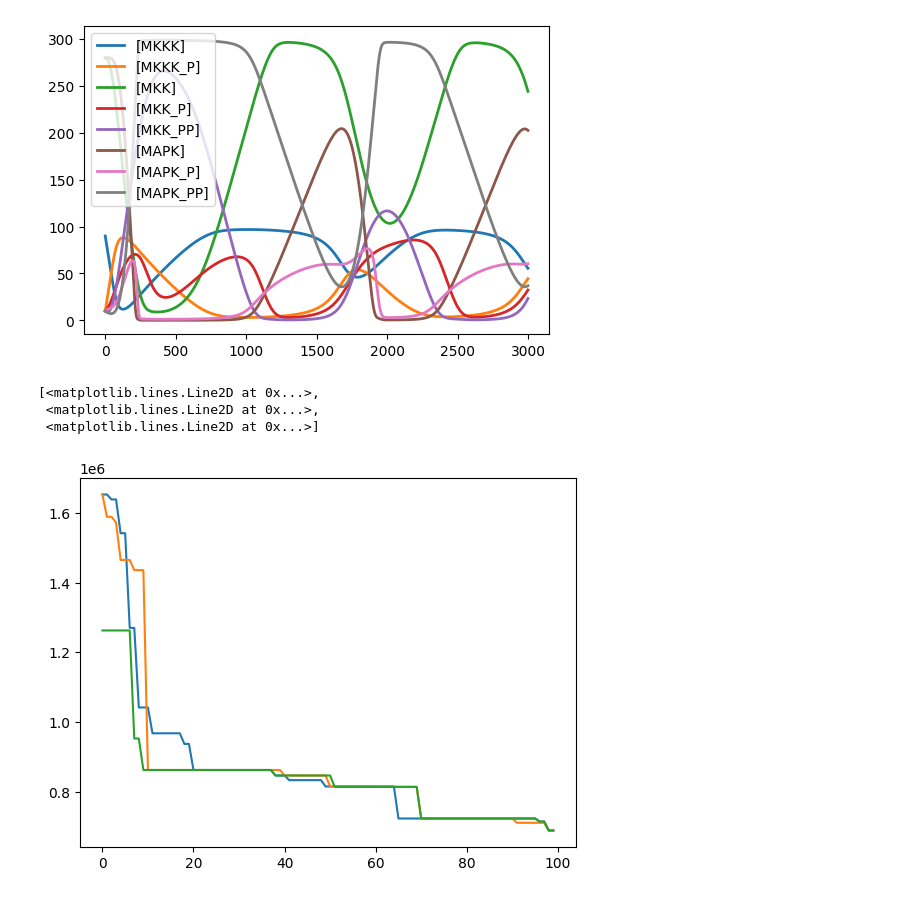
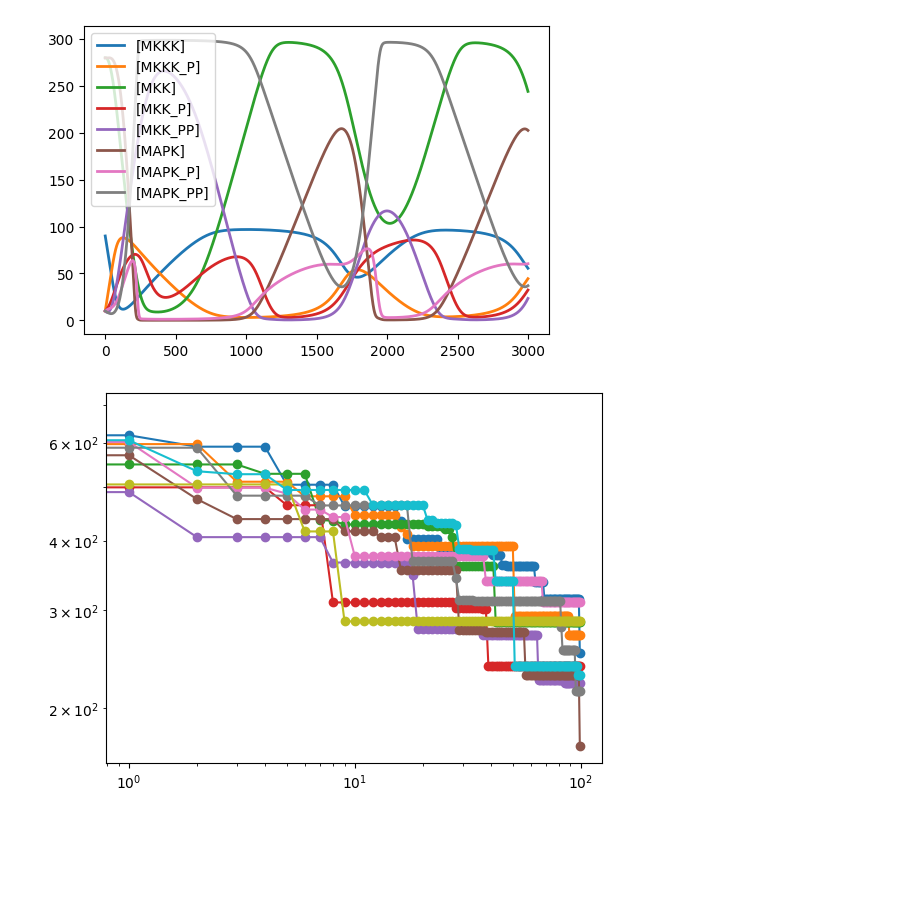
Before and after one commit to carothersresearch/ECFERS, a Jupyter notebook: pygmo_test.ipynb, the cells around one changed output. Drawn from its saved outputs; the diff is of its cells as text; code cells hidden in the pictures; blank space fills up the shorter version.

Commit message:
imporved loading speed. some results

```diff
--- a/pygmo_test.ipynb
+++ b/pygmo_test.ipynb
@@ -34,20 +35,14 @@ class SBMLGlobalFit:
         self.settings = settings
         self.upperb = [i*10 for i in parameters]
         self.lowerb = [i/10 for i in parameters]
-        self.R = {}
 
     def fitness(self, x):
-        import time
-        pid = os.getpid()
-        if not pid in self.R.keys():
-            r = te.roadrunner.ExtendedRoadRunner()
-            r.loadStateS(self.model)
-            self.R[pid] = r
-        r = self.R[pid]
-        # r = te.loadSBMLModel(self.model)
-        # r = te.loadSBMLModel(r.getParamPromotedSBML(r.getSBML()))
-        # r = te.roadrunner.ExtendedRoadRunner()
-        # r.loadState('model.b')
+        from roadrunner import Config
+        Config.setValue(Config.ROADRUNNER_DISABLE_PYTHON_DYNAMIC_PROPERTIES, False)
+        Config.setValue(Config.LOADSBMLOPTIONS_RECOMPILE, False)
+        Config.setValue(Config.LLJIT_OPTIMIZATION_LEVEL, 4)
+
+        r = te.loadSBMLModel(self.model)
         r.model.setGlobalParameterValues(x)
 
         try:
@@ -62,7 +57,9 @@ class SBMLGlobalFit:
     #     denom = np.ones(data.shape)
     #     return [np.nansum(((data-results)/(points*(md**2+mr**2)**0.5*denom))**2)]
     def _residual(self,results,data):
-        return [np.nansum(np.abs(data-results))]
+        cols = self.settings['fit_to_cols']
+        rows = self.settings['fit_to_rows']
+        return [np.nansum(np.abs(data[:,cols][rows,:]-results[:,cols][rows,:]))]
 
     def get_bounds(self):
         return (self.lowerb, self.upperb)
@@ -84,25 +81,25 @@ a.set_bfe(pg.bfe(udbfe))
 algo = pg.algorithm(a)
 algo.set_verbosity(1)
 
-prob = pg.problem(SBMLGlobalFit(model = r.saveStateS(), data = result[:,1:].__array__(), parameters=parameter_values, settings=None))
-# prob = pg.problem(pg.rosenbrock(dim=10))
+# pick a number of data points to fit to
+settings = {'fit_to_cols':list(np.random.choice(r.getNumFloatingSpecies(),(r.getNumFloatingSpecies()//4),replace=False))}
+settings['fit_to_rows'] = list(map(int, np.linspace(0,5000-1,10)))
 
-# my_island = pg.island(udi = udi, algo = algo, prob = prob, size =10, b = pg.bfe(udbfe), r_pol = pg.fair_replace(0.1), s_pol = pg.select_best(0.1))
-archi = pg.archipelago(n=3,t=pg.ring(), algo=algo, prob=prob, pop_size=100, udi = udi, b = udbfe, r_pol = pg.fair_replace(0.1), s_pol = pg.select_best(0.1))
+prob = pg.problem(SBMLGlobalFit(model = '/gscratch/cheme/dalba/repos/ECFERS/models/MODEL6615119181.sbml', data = result[:,1:].__array__(), parameters=parameter_values, settings=settings))
 # %%
+archi = pg.archipelago(n=10,t=pg.ring(), algo=algo, prob=prob, pop_size=100, udi = udi, b = udbfe, r_pol = pg.fair_replace(0.0), s_pol = pg.select_best(0.0))
 res =  []
-for i in range(1):
+for i in range(100):
     archi.evolve()
     archi.wait_check()
     res.append(np.array([a.get_algorithm().extract(pg.pso_gen).get_log()for a in archi]))
 results = np.concatenate(res,axis=1)
 # %%
-plt.plot(results[:,:,2].T)
+plt.plot(results[:,:,2].T,'o-')
+plt.xscale('log')
+plt.yscale('log')
 # %% [output]
-[<matplotlib.lines.Line2D at 0x...>,
- <matplotlib.lines.Line2D at 0x...>,
- <matplotlib.lines.Line2D at 0x...>]
-[figure, old version]
+[figure, new version]
 # %%
 plt.plot(np.array(archi.get_champions_x()).T)
 plt.plot(new_parameter_values,'k')
```
Also changed, not shown: parts of 6 cells of this notebook, 11 other files.
